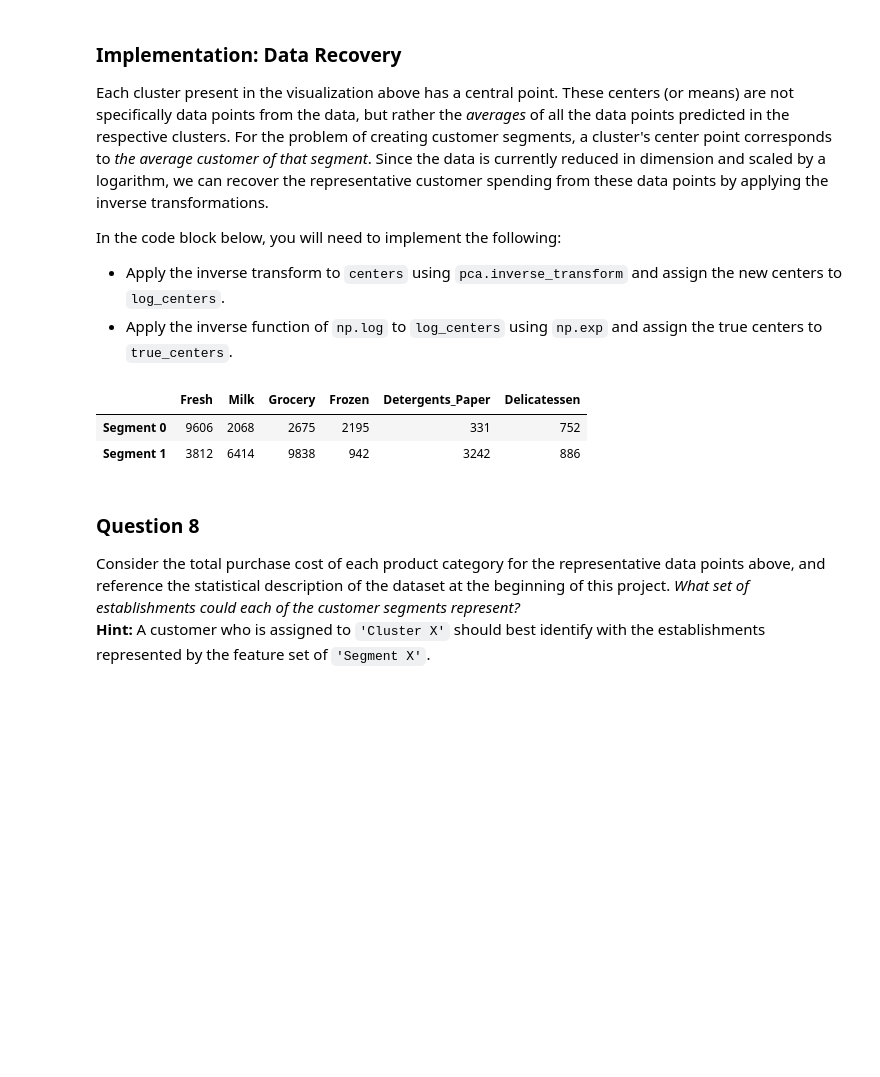
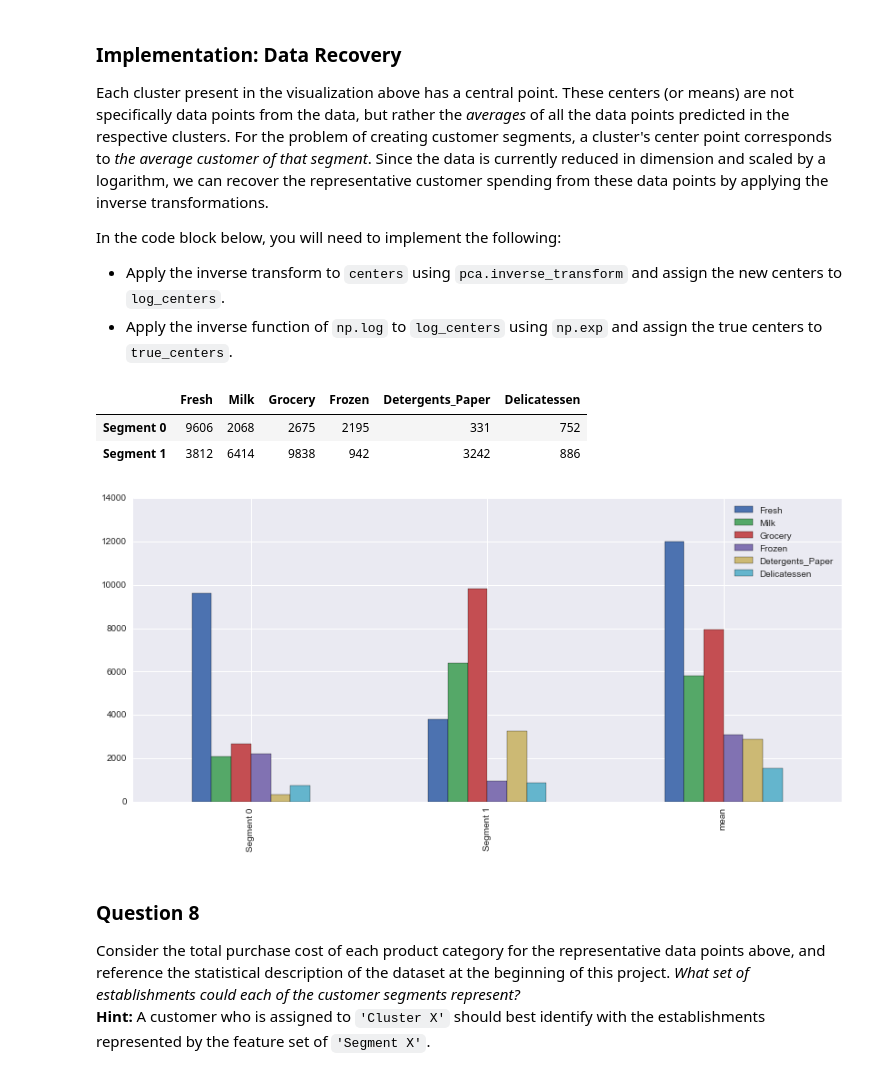
Before and after one commit to derasor/ML_3_Unsupervised_Learning, a Jupyter notebook: customer_segments.ipynb, the cells around one changed output. Cells and saved outputs as stored; diff of their text form; code cells hidden in the pictures; blank space fills up the shorter version.

```diff
--- a/customer_segments.ipynb
+++ b/customer_segments.ipynb
@@ -568,19 +614,25 @@ In the code block below, you will need to implement the following:
 # %%
 # TODO: Inverse transform the centers
 log_centers = pca.inverse_transform(centers)
 
 # TODO: Exponentiate the centers
 true_centers = np.exp(log_centers)
 
 # Display the true centers
 segments = ['Segment {}'.format(i) for i in range(0,len(centers))]
 true_centers = pd.DataFrame(np.round(true_centers), columns = data.keys())
 true_centers.index = segments
 display(true_centers)
+
+# Plot true centers and means
+centers_bar = true_centers.append(data.describe().loc['mean'])
+centers_bar.index = segments + ['mean']
+_ = centers_bar.plot(kind='bar', figsize=(14,6))
 # %% [output]
 |  | Fresh | Milk | Grocery | Frozen | Detergents_Paper | Delicatessen |
 | Segment 0 | 9606 | 2068 | 2675 | 2195 | 331 | 752 |
 | Segment 1 | 3812 | 6414 | 9838 | 942 | 3242 | 886 |
+[figure, added]
 # %% [markdown]
 ### Question 8
 Consider the total purchase cost of each product category for the representative data points above, and reference the statistical description of the dataset at the beginning of this project. *What set of establishments could each of the customer segments represent?*
```
Also changed, not shown: parts of 13 cells of this notebook, 1 other file.
